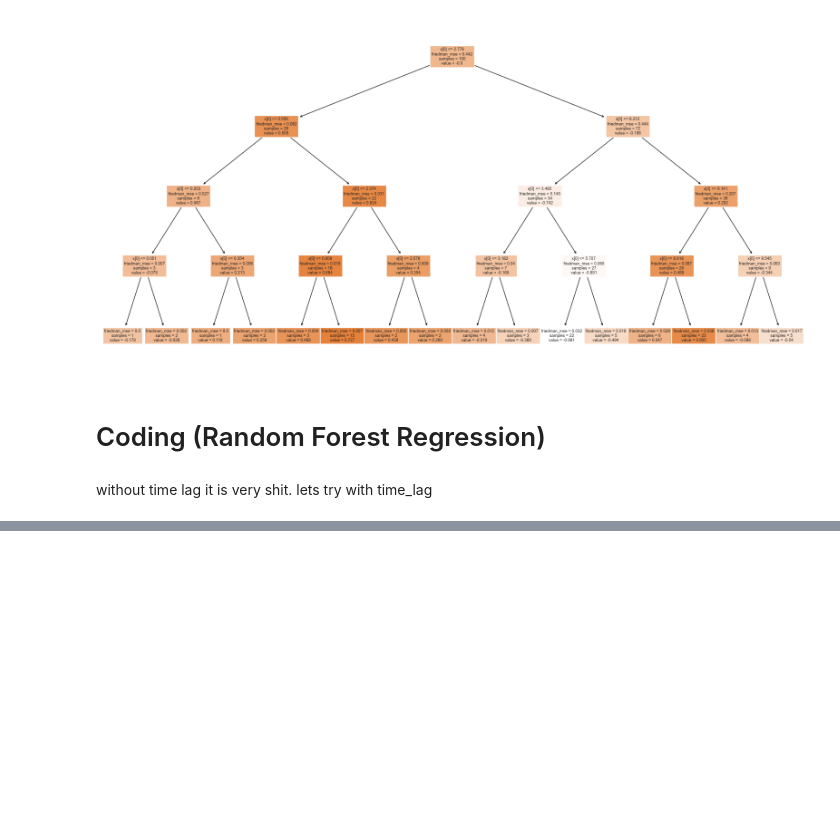
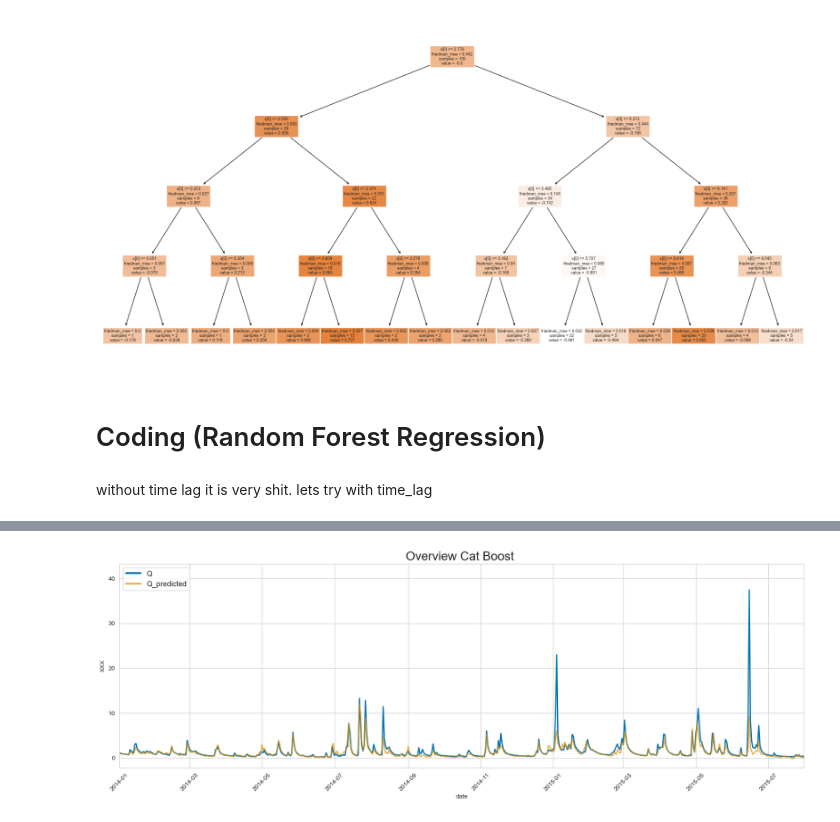
Before and after one commit to widmerc/GEO475, a Jupyter notebook: model_ml.ipynb, the cells around one changed output, grey strips where cells are left out. Drawn from its saved outputs; the diff is of its cells as text; code cells hidden in the pictures; blank space fills up the shorter version.

```diff
--- a/model_ml.ipynb
+++ b/model_ml.ipynb
@@ -287,0 +404,18 @@ legend.get_lines()[1].set_linewidth(3) # Set linewidth to 3
+# %%
+#SUBSET of Timeseries:
+plt.figure(figsize=(20, 6))
+plt.plot(data_csv["Date"],data_csv["Q"],label="Q", color=colors[0],alpha=1,linewidth =2)
+plt.plot(test_set["Date"],test_set["Q_predicted_CatBoost"],label="Q_predicted", color=colors[1],alpha=0.7,linewidth =2)
+
+#Other things
+plt.title("Overview Cat Boost ", fontdict={'fontsize': 20})
+plt.xlabel("date")
+plt.xticks(rotation=45)
+plt.xlim(pd.Timestamp(split_date))
+plt.xlim(pd.Timestamp("2014-01-01"), pd.Timestamp("2015-07-31"))
+plt.ylabel("XXX")
+legend=plt.legend(fontsize="12",loc="upper left")
+legend.get_lines()[0].set_linewidth(3) # Set linewidth to 3
+legend.get_lines()[1].set_linewidth(3) # Set linewidth to 3
+# %% [output]
+[figure, added]
```
Also changed, not shown: parts of 11 cells of this notebook, 4 other files.
